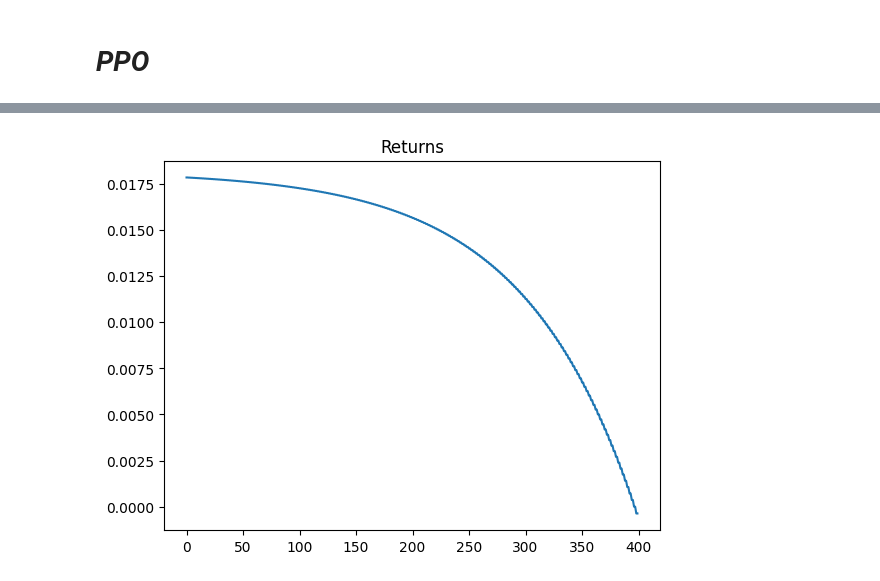
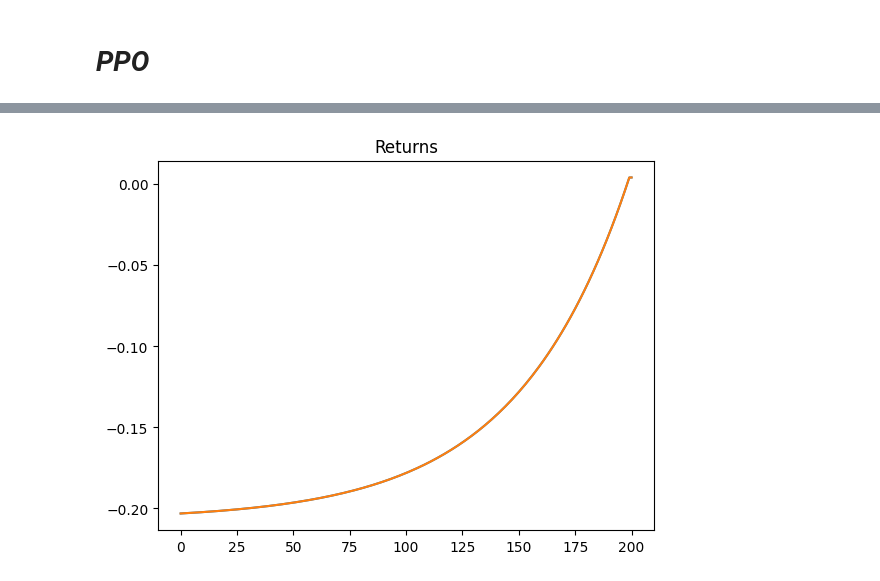
Before and after one commit to RyanNavillus/Syllabus, a Jupyter notebook: wrapper.ipynb, the cells around one changed output, grey strips where cells are left out. Saved outputs shown, nothing was run; the diff lists cells and outputs as text; code cells hidden in the pictures.

```diff
--- a/wrapper.ipynb
+++ b/wrapper.ipynb
@@ -178,9 +180,9 @@ if __name__ == "__main__":
     batch_size = 32
     stack_size = 3
     frame_size = (5, 5)
-    max_cycles = 2000
+    max_cycles = 201 # lasertag has 200 maximum steps by default
     total_episodes = 500
-    n_agents=2
+    n_agents = 2
     num_actions = 5
 
     """ LEARNER SETUP """
@@ -191,8 +193,7 @@ if __name__ == "__main__":
     env = Lasertag(n_agents=2)
     env = LasertagParallelWrapper(env=env, n_agents=n_agents)
     curriculum = SelfPlay(agent=agent)
-    observation_size = env.observation_space['image'].shape[1:]
-
+    observation_size = env.observation_space["image"].shape[1:]
 
     """ ALGO LOGIC: EPISODE STORAGE"""
     end_step = 0
@@ -204,7 +205,7 @@ if __name__ == "__main__":
     rb_terms = torch.zeros((max_cycles, n_agents)).to(device)
     rb_values = torch.zeros((max_cycles, n_agents)).to(device)
 
-    losses = []
+    losses, episode_rewards = [], []
 
     """ TRAINING LOGIC """
     # train for n number of episodes
@@ -223,18 +224,25 @@ if __name__ == "__main__":
                 agent_obs, opponent_obs = joint_obs
 
                 # get action from the agent and the opponent
-                actions, logprobs, _, values = agent.get_action_and_value(agent_obs, flatten_start_dim=0)
+                actions, logprobs, _, values = agent.get_action_and_value(
+                    agent_obs, flatten_start_dim=0
+                )
                 opponent = curriculum.get_opponent()
-                opponent_action, *_ = opponent.get_action_and_value(opponent_obs, flatten_start_dim=0)
+                opponent_action, *_ = opponent.get_action_and_value(
+                    opponent_obs, flatten_start_dim=0
+                )
                 # execute the environment and log data
                 joint_actions = torch.tensor((actions, opponent_action))
                 next_obs, rewards, terms, truncs, infos = env.step(
                     unbatchify(joint_actions, env)
                 )
+                episode_rewards.append(rewards[0])
 
                 # add to episode storage
                 rb_obs[step] = joint_obs
-                rb_rewards[step] = batchify(rewards, device)
+                # TODO: store only learning agent's rewards ?
+                # rb_rewards[step] = batchify(rewards[0], device)
+                rb_rewards[step] = rewards[0]
                 rb_terms[step] = batchify(terms, device)
                 rb_actions[step] = actions
                 rb_logprobs[step] = logprobs
@@ -259,7 +267,6 @@ if __name__ == "__main__":
                 )
                 rb_advantages[t] = delta + gamma * gamma * rb_advantages[t + 1]
             rb_returns = rb_advantages + rb_values
-
         # convert our episodes to batch of individual transitions
         b_obs = torch.flatten(rb_obs[:end_step], start_dim=0, end_dim=1)
         b_logprobs = torch.flatten(rb_logprobs[:end_step], start_dim=0, end_dim=1)
@@ -329,9 +336,9 @@ if __name__ == "__main__":
         y_pred, y_true = b_values.cpu().numpy(), b_returns.cpu().numpy()
         var_y = np.var(y_true)
         explained_var = np.nan if var_y == 0 else 1 - np.var(y_true - y_pred) / var_y
+
         # update opponent
         curriculum.update_agent(agent)
-
 
     print(f"Training episode {episode}")
     print(f"Episodic Return: {np.mean(total_episodic_return)}")
@@ -347,6 +367,6 @@ if __name__ == "__main__":
 # %%
-plt.plot(b_returns.numpy())
+plt.plot(rb_returns.numpy())
 plt.title("Returns")
 plt.show()
 # %% [output]
-[figure, old version]
+[figure, new version]
```
Also changed, not shown: parts of 4 cells of this notebook.
